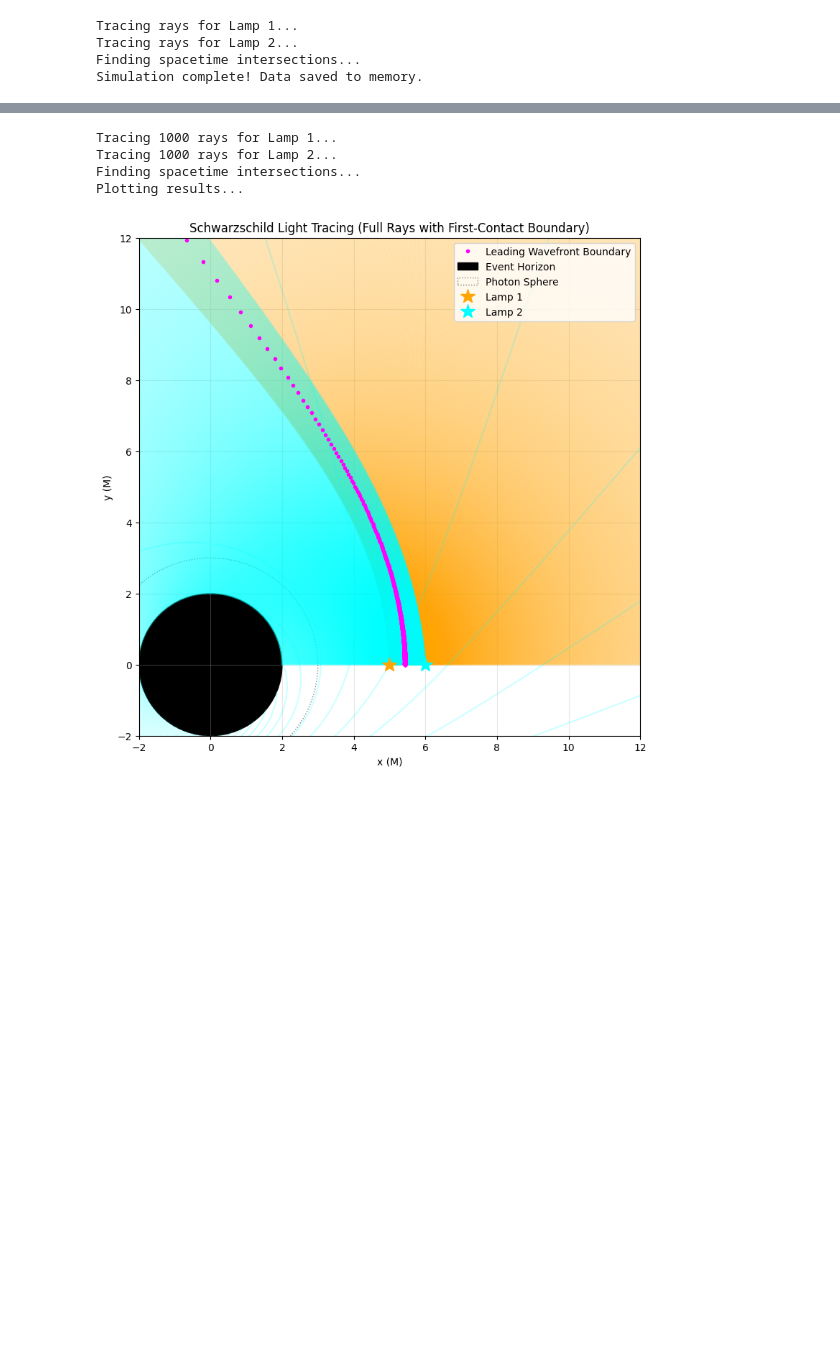
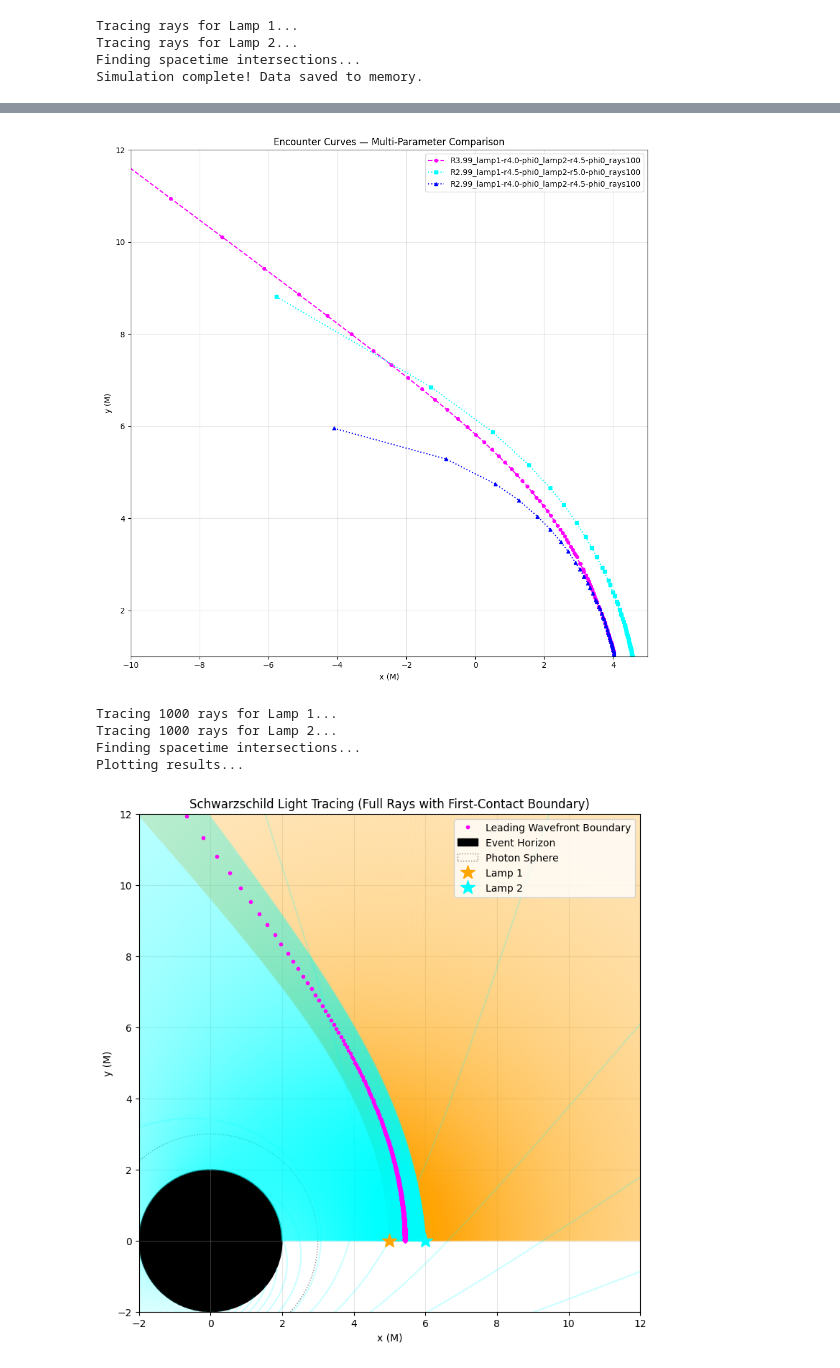
Before and after one commit to borgesgfj/geodesic_intersection_scipy, a Jupyter notebook: geodesic_intersection_v1.ipynb, the cells around one changed output, grey strips where cells are left out. Saved outputs shown, nothing was run; the diff lists cells and outputs as text; code cells hidden in the pictures; blank space fills up the shorter version.

Commit message:
create multiplot widget

```diff
--- a/geodesic_intersection_v1.ipynb
+++ b/geodesic_intersection_v1.ipynb
@@ -402,3 +425,82 @@ plt.show()
+# %%
+# ==========================================
+# ENCOUNTER CURVES — Multi-run comparison
+# ==========================================
+import os
+
+data_dir = "data/intersections"
+
+# --- Plot configuration ---
+plot_config = {
+    "xlim": (-10, 5),    # set to None for auto
+    "ylim": (1, 12),     # set to None for auto
+    "figsize": (10, 10),
+    "title": "Encounter Curves — Multi-Parameter Comparison",
+    "grid_alpha": 0.3,
+}
+
+# --- Edit this list to choose which runs to compare ---
+# Mandatory key: "file". All others are matplotlib style kwargs.
+# Optional key:  "label" overrides the auto-generated legend label.
+files_to_plot = [
+    {
+        "file": "R3.99_lamp1-r4.0-phi0_lamp2-r4.5-phi0_rays100.csv",
+        "color": "magenta",
+        "marker": "o",
+        "linestyle": "--",
+        "markersize": 4,
+    },
+    {
+        "file": "R2.99_lamp1-r4.5-phi0_lamp2-r5.0-phi0_rays100.csv",
+        "color": "cyan",
+        "marker": "s",
+        "linestyle": ":",
+        "markersize": 5,
+    },
+        {
+        "file": "R2.99_lamp1-r4.0-phi0_lamp2-r4.5-phi0_rays100.csv",
+        "color": "blue",
+        "marker": "^",
+        "linestyle": ":",
+        "markersize": 5,
+    },
+]
+# ----------------------------------------------------------
+
+fig, ax = plt.subplots(figsize=plot_config["figsize"])
+
+for entry in files_to_plot:
+    entry = entry.copy()  # avoid mutating the original dict
+    filename = entry.pop("file")
+    filepath = os.path.join(data_dir, filename)
+
+    if not os.path.exists(filepath):
+        print(f"File not found: {filename}")
+        continue
+
+    data = np.loadtxt(filepath, delimiter=',', skiprows=1)
+    if data.ndim < 2 or len(data) == 0:
+        print(f"No data in: {filename}")
+        continue
+
+    data = data[data[:, 0].argsort()]
+    label = entry.pop("label", filename.replace('.csv', ''))
+    ax.plot(data[:, 0], data[:, 1], label=label, **entry)
+
+if plot_config["xlim"] is not None:
+    ax.set_xlim(plot_config["xlim"])
+if plot_config["ylim"] is not None:
+    ax.set_ylim(plot_config["ylim"])
+
+ax.set_xlabel('x (M)')
+ax.set_ylabel('y (M)')
+ax.set_title(plot_config["title"])
+ax.legend(loc='upper right')
+ax.grid(True, alpha=plot_config["grid_alpha"])
+plt.tight_layout()
+plt.show()
+# %% [output]
+[figure, added]
 # %%
 # Run simulation and plot
 M = 1.0
```
Also changed, not shown: parts of 3 cells of this notebook, 1 other file.
